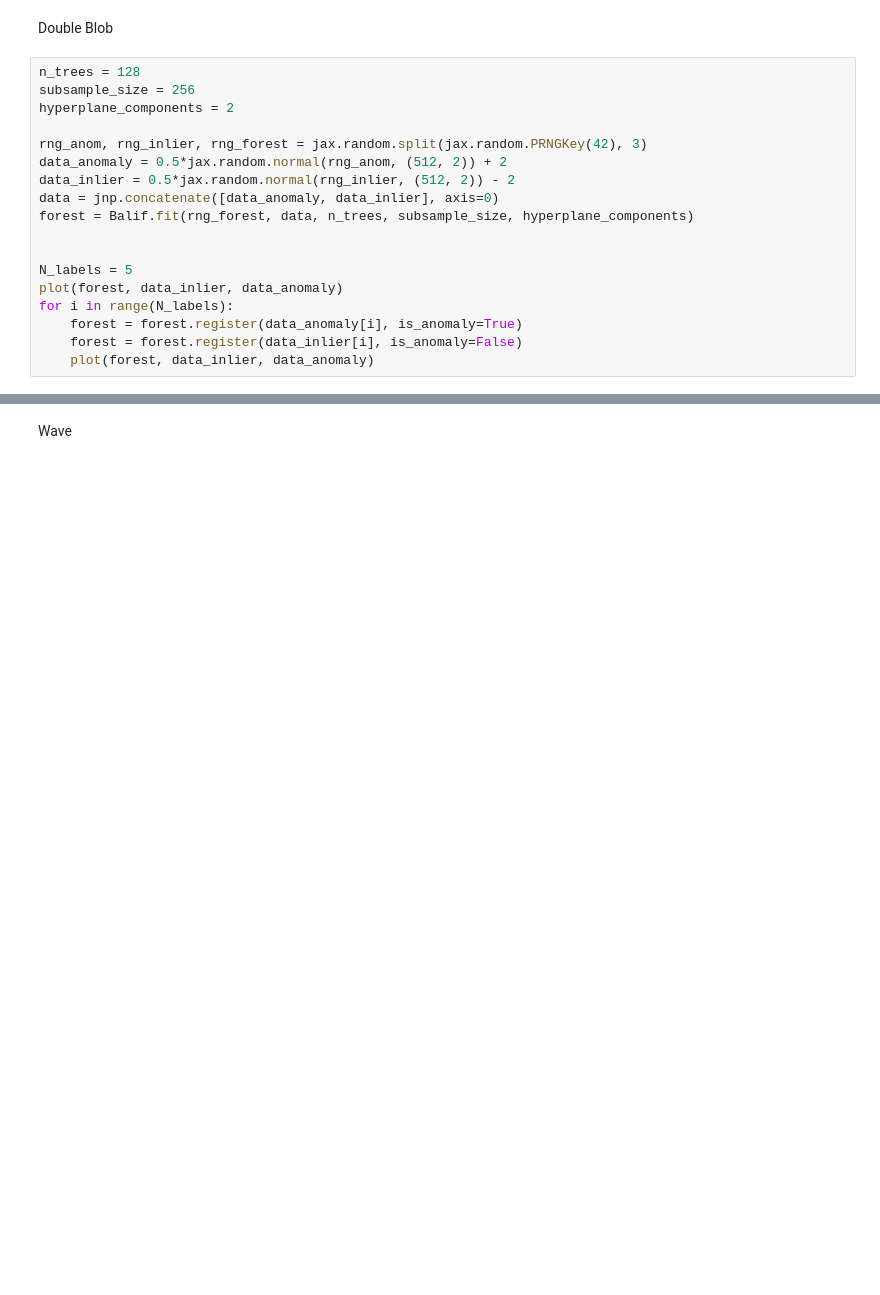
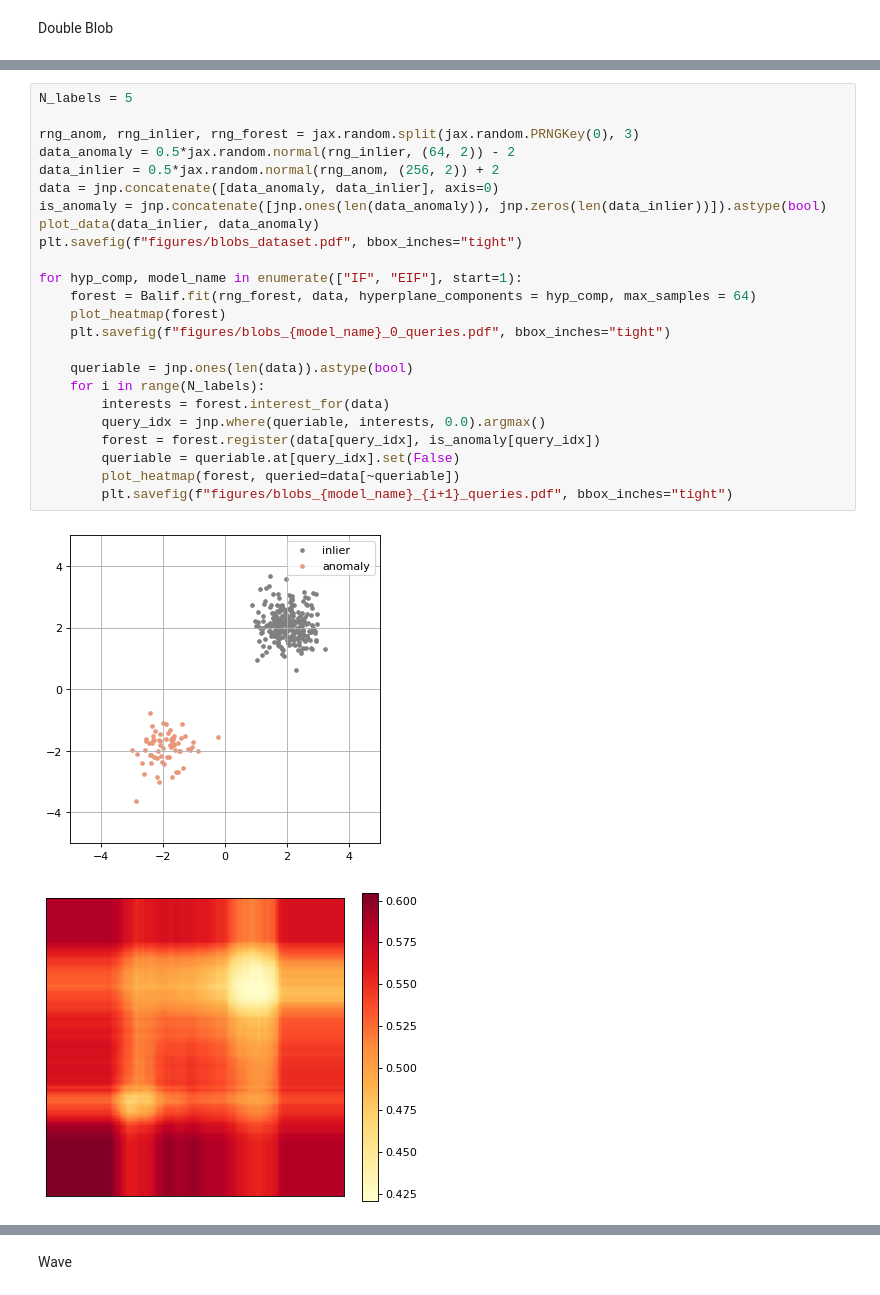
Before and after one commit to davidesartor/balif, a Jupyter notebook: jax/synthetic experiments.ipynb, the cells around one changed output, grey strips where cells are left out. Drawn from its saved outputs; the diff is of its cells as text; blank space fills up the shorter version.

Commit message:
refine sym on toy datasets

```diff
--- a/jax/synthetic experiments.ipynb
+++ b/jax/synthetic experiments.ipynb
@@ -41,20 +49,2 @@ def plot(
 # %% [markdown]
 Double Blob
-# %%
-n_trees = 128
-subsample_size = 256
-hyperplane_components = 2
-
-rng_anom, rng_inlier, rng_forest = jax.random.split(jax.random.PRNGKey(42), 3)
-data_anomaly = 0.5*jax.random.normal(rng_anom, (512, 2)) + 2
-data_inlier = 0.5*jax.random.normal(rng_inlier, (512, 2)) - 2
-data = jnp.concatenate([data_anomaly, data_inlier], axis=0)
-forest = Balif.fit(rng_forest, data, n_trees, subsample_size, hyperplane_components)
-
-
-N_labels = 5
-plot(forest, data_inlier, data_anomaly)
-for i in range(N_labels):
-    forest = forest.register(data_anomaly[i], is_anomaly=True)
-    forest = forest.register(data_inlier[i], is_anomaly=False)
-    plot(forest, data_inlier, data_anomaly)
@@ -67,0 +51,27 @@ for i in range(N_labels):
+# %%
+N_labels = 5
+
+rng_anom, rng_inlier, rng_forest = jax.random.split(jax.random.PRNGKey(0), 3)
+data_anomaly = 0.5*jax.random.normal(rng_inlier, (64, 2)) - 2
+data_inlier = 0.5*jax.random.normal(rng_anom, (256, 2)) + 2
+data = jnp.concatenate([data_anomaly, data_inlier], axis=0)
+is_anomaly = jnp.concatenate([jnp.ones(len(data_anomaly)), jnp.zeros(len(data_inlier))]).astype(bool)
+plot_data(data_inlier, data_anomaly)
+plt.savefig(f"figures/blobs_dataset.pdf", bbox_inches="tight")
+
+for hyp_comp, model_name in enumerate(["IF", "EIF"], start=1):
+    forest = Balif.fit(rng_forest, data, hyperplane_components = hyp_comp, max_samples = 64)
+    plot_heatmap(forest)
+    plt.savefig(f"figures/blobs_{model_name}_0_queries.pdf", bbox_inches="tight")
+
+    queriable = jnp.ones(len(data)).astype(bool)
+    for i in range(N_labels):
+        interests = forest.interest_for(data)
+        query_idx = jnp.where(queriable, interests, 0.0).argmax()
+        forest = forest.register(data[query_idx], is_anomaly[query_idx])
+        queriable = queriable.at[query_idx].set(False)
+        plot_heatmap(forest, queried=data[~queriable])
+        plt.savefig(f"figures/blobs_{model_name}_{i+1}_queries.pdf", bbox_inches="tight")
+# %% [output]
+[figure, added]
+[figure, added]
```
Also changed, not shown: parts of 7 cells of this notebook, 32 other files.
